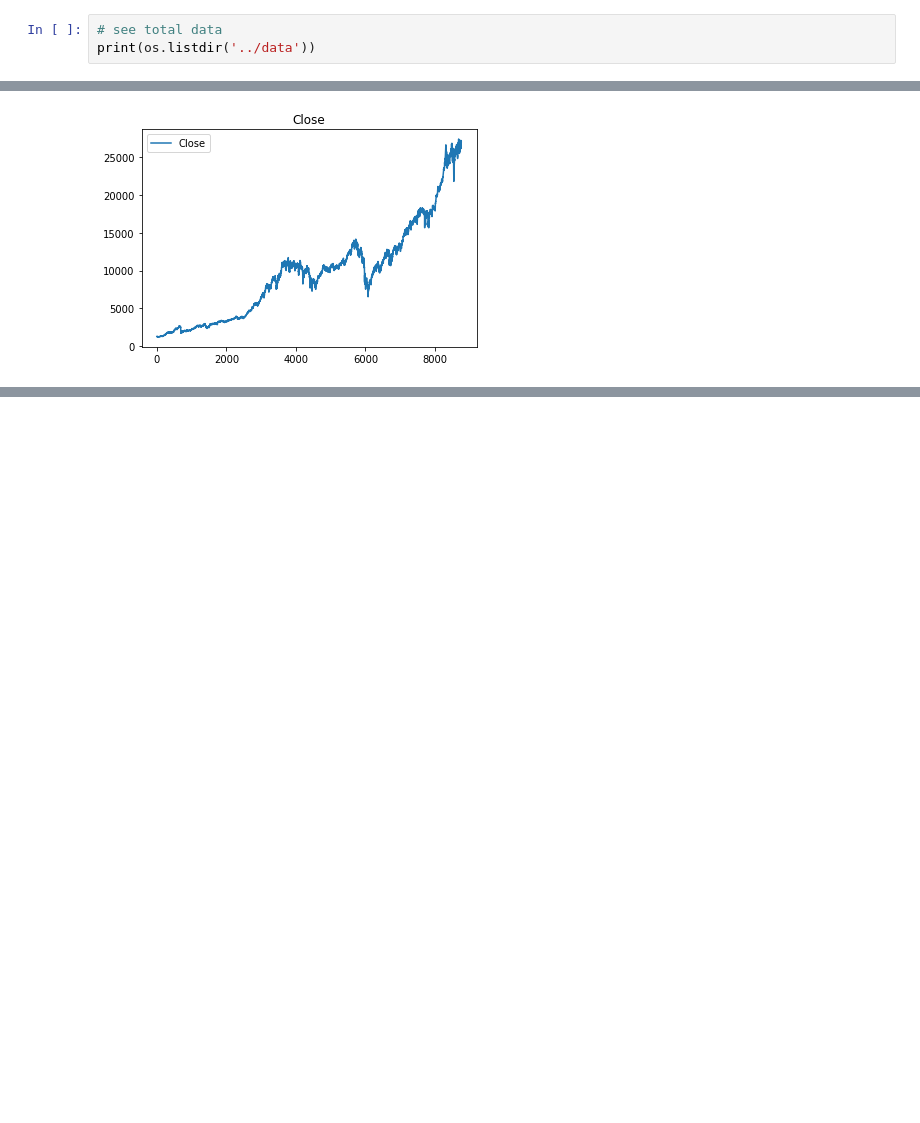
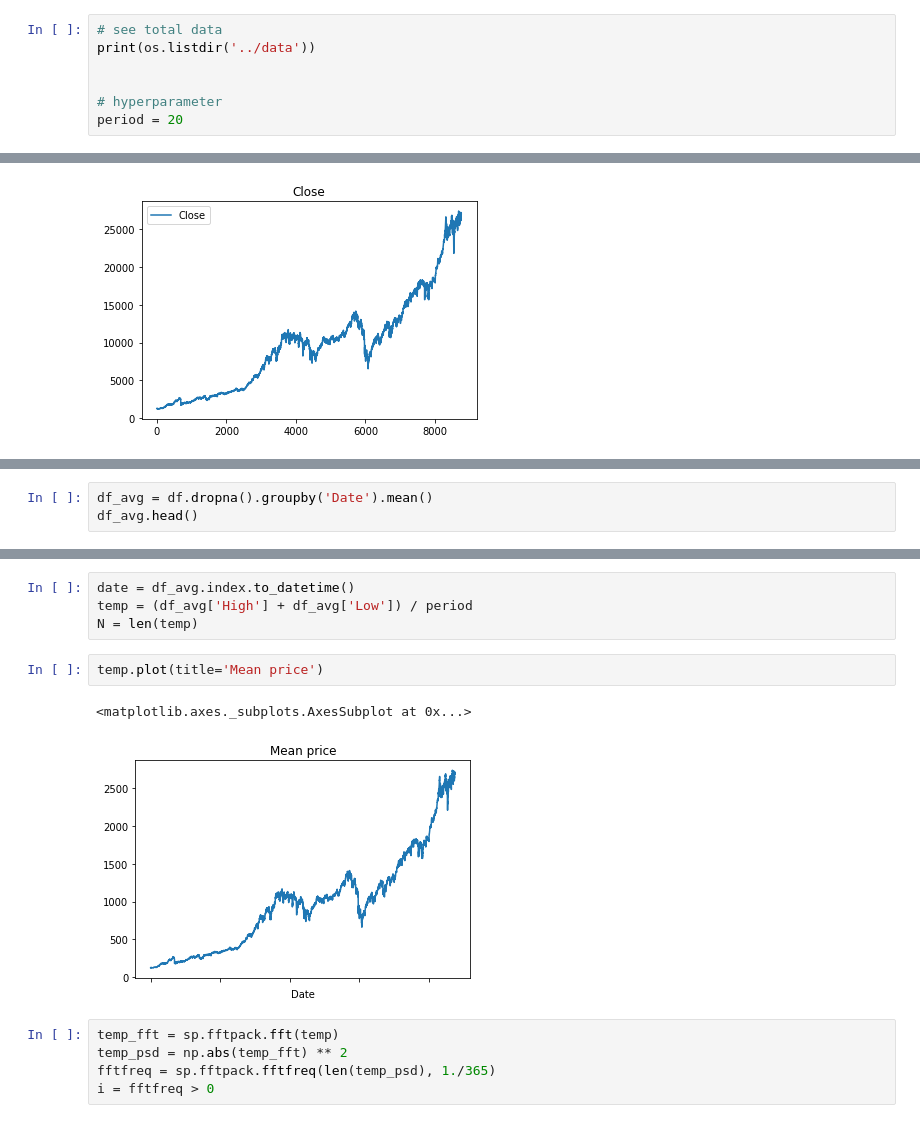
Before and after one commit to nessessence/stockPricePrediction, a Jupyter notebook: preprocess/denosing.ipynb, the cells around one changed output, grey strips where cells are left out. Saved outputs shown, nothing was run; the diff lists cells and outputs as text; blank space fills up the shorter version.

```diff
--- a/preprocess/denosing.ipynb
+++ b/preprocess/denosing.ipynb
@@ -9,4 +19,8 @@ import os
 # %%
 # see total data
 print(os.listdir('../data'))
+
+
+# hyperparameter
+period = 20
 # %% [output]
@@ -43,0 +39,3 @@ ValueError: Invalid number of FFT data points (0) specified.
+# %%
+df_avg = df.dropna().groupby('Date').mean()
+df_avg.head()
@@ -43,0 +50,14 @@ ValueError: Invalid number of FFT data points (0) specified.
+# %%
+date = df_avg.index.to_datetime()
+temp = (df_avg['High'] + df_avg['Low']) / period
+N = len(temp)
+# %%
+temp.plot(title='Mean price')
+# %% [output]
+<matplotlib.axes._subplots.AxesSubplot at 0x...>
+[figure, added]
+# %%
+temp_fft = sp.fftpack.fft(temp)
+temp_psd = np.abs(temp_fft) ** 2
+fftfreq = sp.fftpack.fftfreq(len(temp_psd), 1./365)
+i = fftfreq > 0
```
Also changed, not shown: parts of 13 cells of this notebook, 2 other files.
